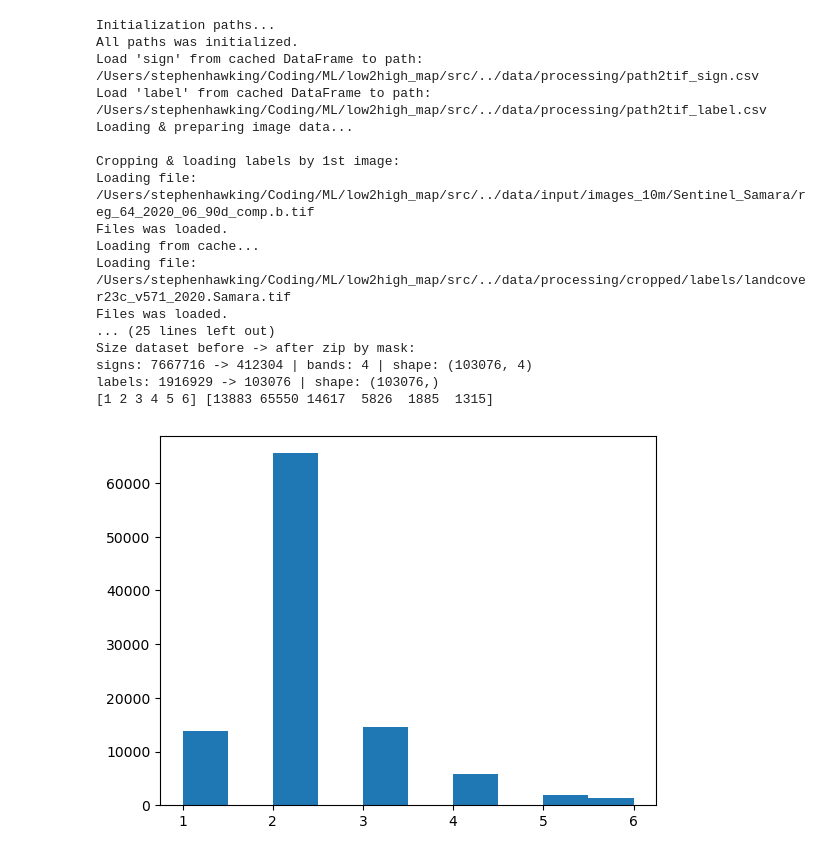
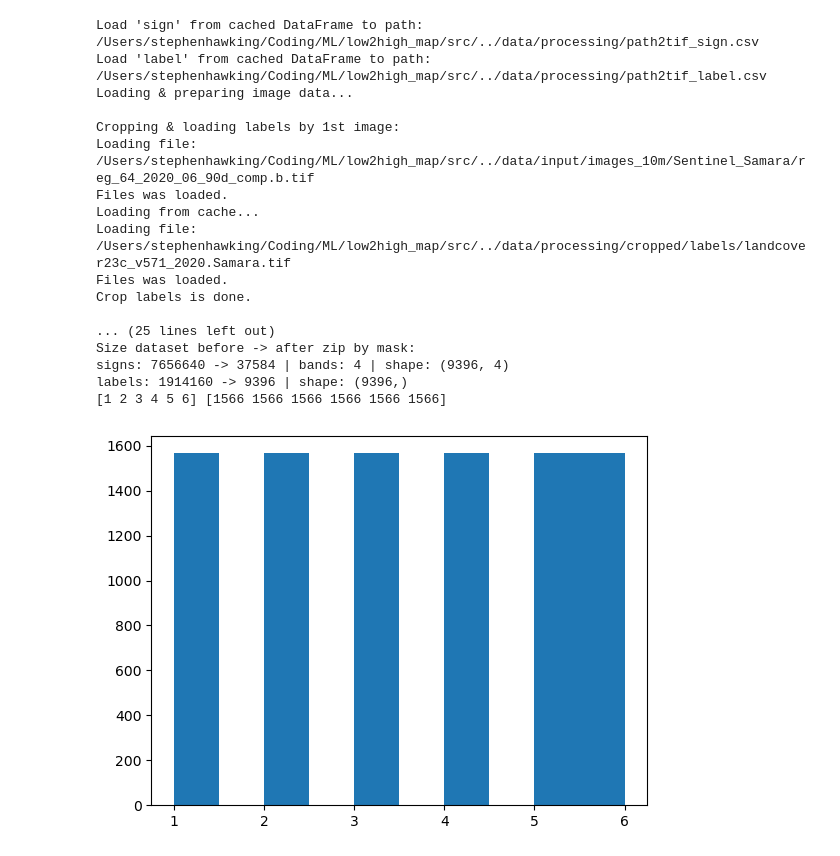
Before and after one commit to 1cosmic/low2high_map, a Jupyter notebook: src/handle_mapping.ipynb, the cells around one changed output. Cells and saved outputs as stored; diff of their text form; code cells hidden in the pictures.

```diff
--- a/src/handle_mapping.ipynb
+++ b/src/handle_mapping.ipynb
@@ -8,7 +8,6 @@ from visualisation import *
 
 downgrade_labels = False
 force = False
-
 
 if downgrade_labels:
     src = DEFAULT_PATH["labels"]
@@ -26,49 +25,52 @@ labels = labels.query("type == 'label'")
 
 year = 2020
 only_bands = ["r", "b", "g", "n"]
-mask_mode = "secure"
+mask_mode = "homogeneous"
 stratify = True
-r = 2
-count_assign = 0.05
+r = 1
+homogen_percent = 0.2
+percent_assign = 0.2
 
 signs_paths = signs.query(
     f"year == {year} and season == '90d' and band in @only_bands"
 ).sort_values("band")
-signs_paths = signs_paths["path"].to_list()
-labels_paths = labels.query(f"year == {year}")["path"].to_list()
+signs_paths = signs_paths
+labels_paths = labels.query(f"year == {year}")
 
 z_x, z_y, x, y = generate_dataset(
     signs_paths,
     labels_paths,
-    count_assign,
+    percent_assign,
     mask_mode=mask_mode,
     r=r,
     stratify=stratify,
+    homogen_percent=homogen_percent,
     force=force,
+    verbose=True,
 )
 
 uniq_type, uniq_count = np.unique(z_y, return_counts=True)
 print(uniq_type, uniq_count)
 plt.hist(z_y)
 plt.show()
 # %% [output]
-Initialization paths...
-All paths was initialized.
 Load 'sign' from cached DataFrame to path:  /Users/stephenhawking/Coding/ML/low2high_map/src/../data/processing/path2tif_sign.csv
 Load 'label' from cached DataFrame to path:  /Users/stephenhawking/Coding/ML/low2high_map/src/../data/processing/path2tif_label.csv
 Loading & preparing image data...
 
 Cropping & loading labels by 1st image:
 Loading file: /Users/stephenhawking/Coding/ML/low2high_map/src/../data/input/images_10m/Sentinel_Samara/reg_64_2020_06_90d_comp.b.tif
 Files was loaded.
 Loading from cache...
 Loading file: /Users/stephenhawking/Coding/ML/low2high_map/src/../data/processing/cropped/labels/landcover23c_v571_2020.Samara.tif
 Files was loaded.
+Crop labels is done.
+
 ... (25 lines left out)
 Size dataset before -> after zip by mask:
-signs: 7667716 -> 412304 | bands: 4 | shape: (103076, 4)
-labels: 1916929 -> 103076 | shape: (103076,)
-[1 2 3 4 5 6] [13883 65550 14617  5826  1885  1315]
+signs: 7656640 -> 37584 | bands: 4 | shape: (9396, 4)
+labels: 1914160 -> 9396 | shape: (9396,)
+[1 2 3 4 5 6] [1566 1566 1566 1566 1566 1566]
-[figure, old version]
+[figure, new version]
 # %%
 m, m_rep, m_cm, f1 = train_model(z_x, z_y)
```
Also changed, not shown: parts of 11 cells of this notebook, 10 other files.
